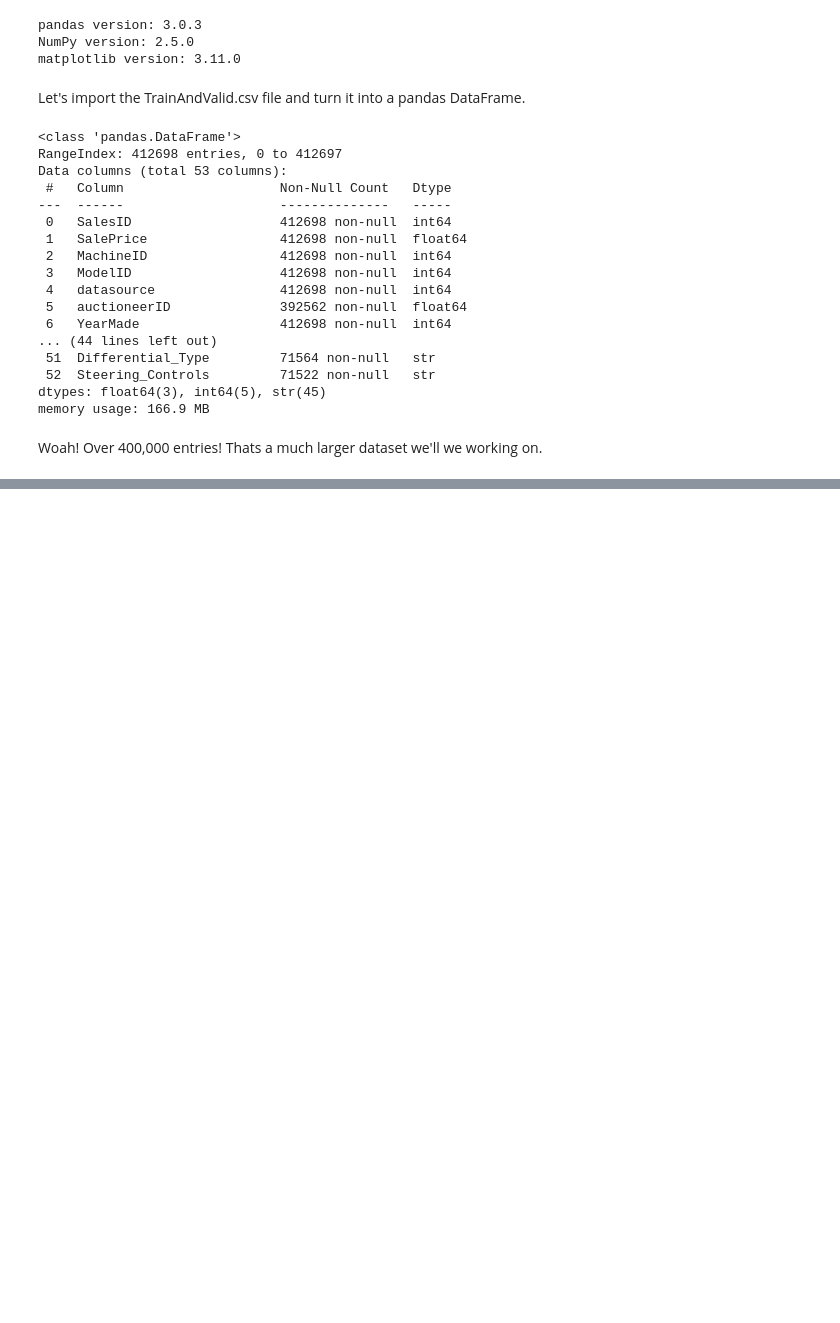
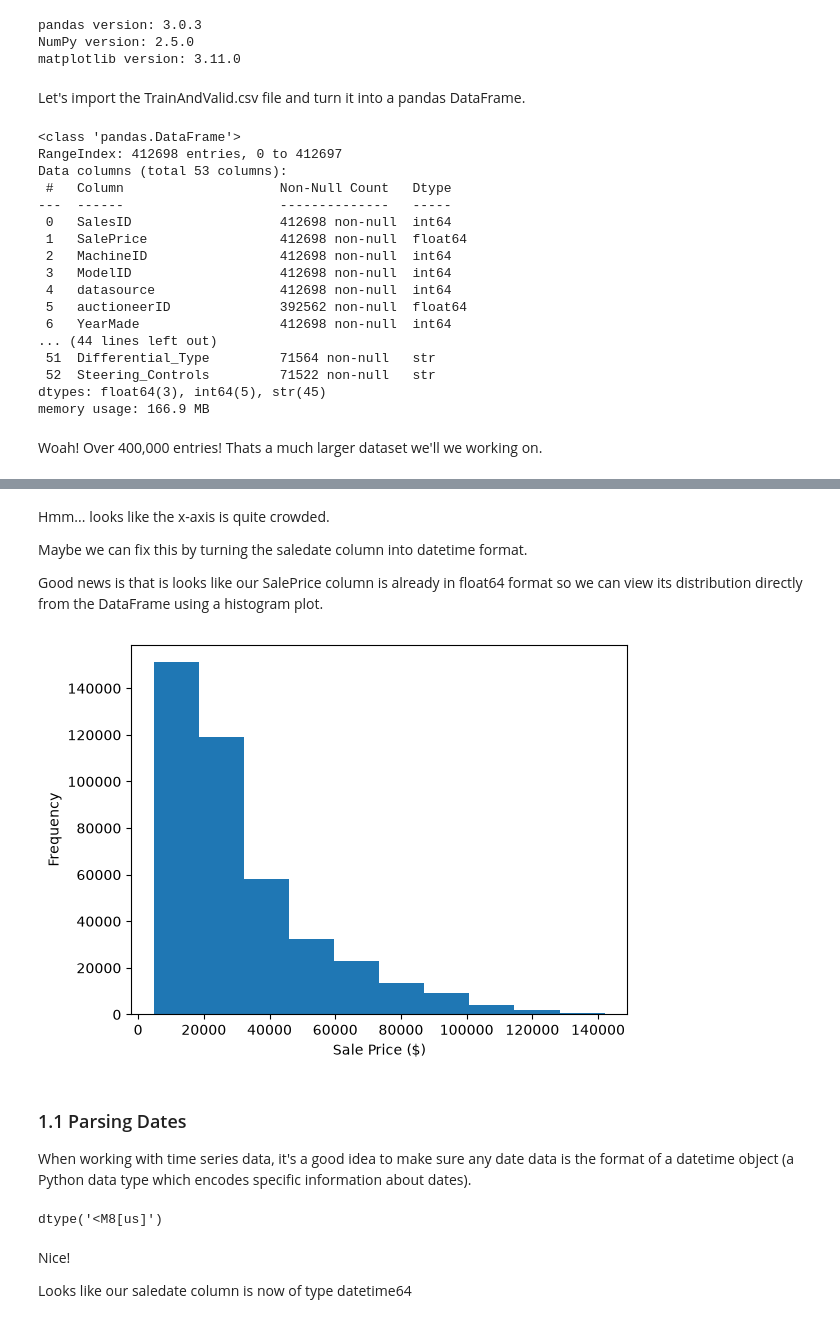
Before and after one commit to khushiraj-hash/Bulldozer-Price-Prediction, a Jupyter notebook: bulldozer-price-prediction.ipynb, the cells around one changed output, grey strips where cells are left out. Saved outputs shown, nothing was run; the diff lists cells and outputs as text; code cells hidden in the pictures; blank space fills up the shorter version.

```diff
--- a/bulldozer-price-prediction.ipynb
+++ b/bulldozer-price-prediction.ipynb
@@ -75,0 +150,15 @@ Thats a much larger dataset we'll we working on.
+# %% [markdown]
+Hmm... looks like the x-axis is quite crowded.
+
+Maybe we can fix this by turning the saledate column into datetime format.
+
+Good news is that is looks like our SalePrice column is already in float64 format so we can view its distribution directly from the DataFrame using a histogram plot.
+# %%
+# View SalePrice Distribution
+df.SalePrice.plot.hist(xlabel = "Sale Price ($)");
+# %% [output]
+[figure, added]
+# %% [markdown]
+### 1.1 Parsing Dates
+
+When working with time series data, it's a good idea to make sure any date data is the format of a datetime object (a Python data type which encodes specific information about dates).
@@ -75,0 +171,8 @@ Thats a much larger dataset we'll we working on.
+# %%
+df.saledate.dtype
+# %% [output]
+dtype('<M8[us]')
+# %% [markdown]
+Nice!
+
+Looks like our saledate column is now of type datetime64
```
Also changed, not shown: parts of 11 cells of this notebook.
